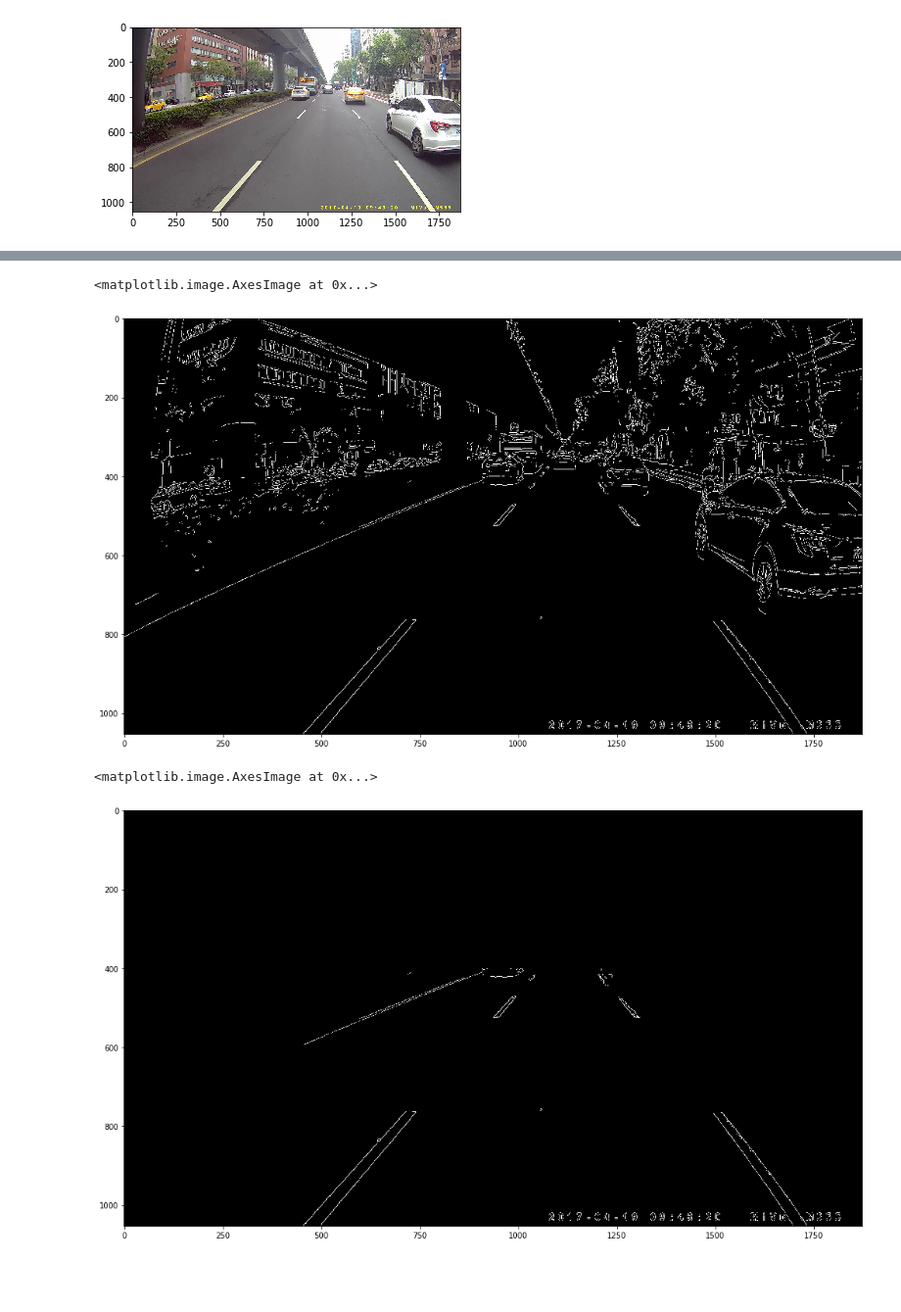
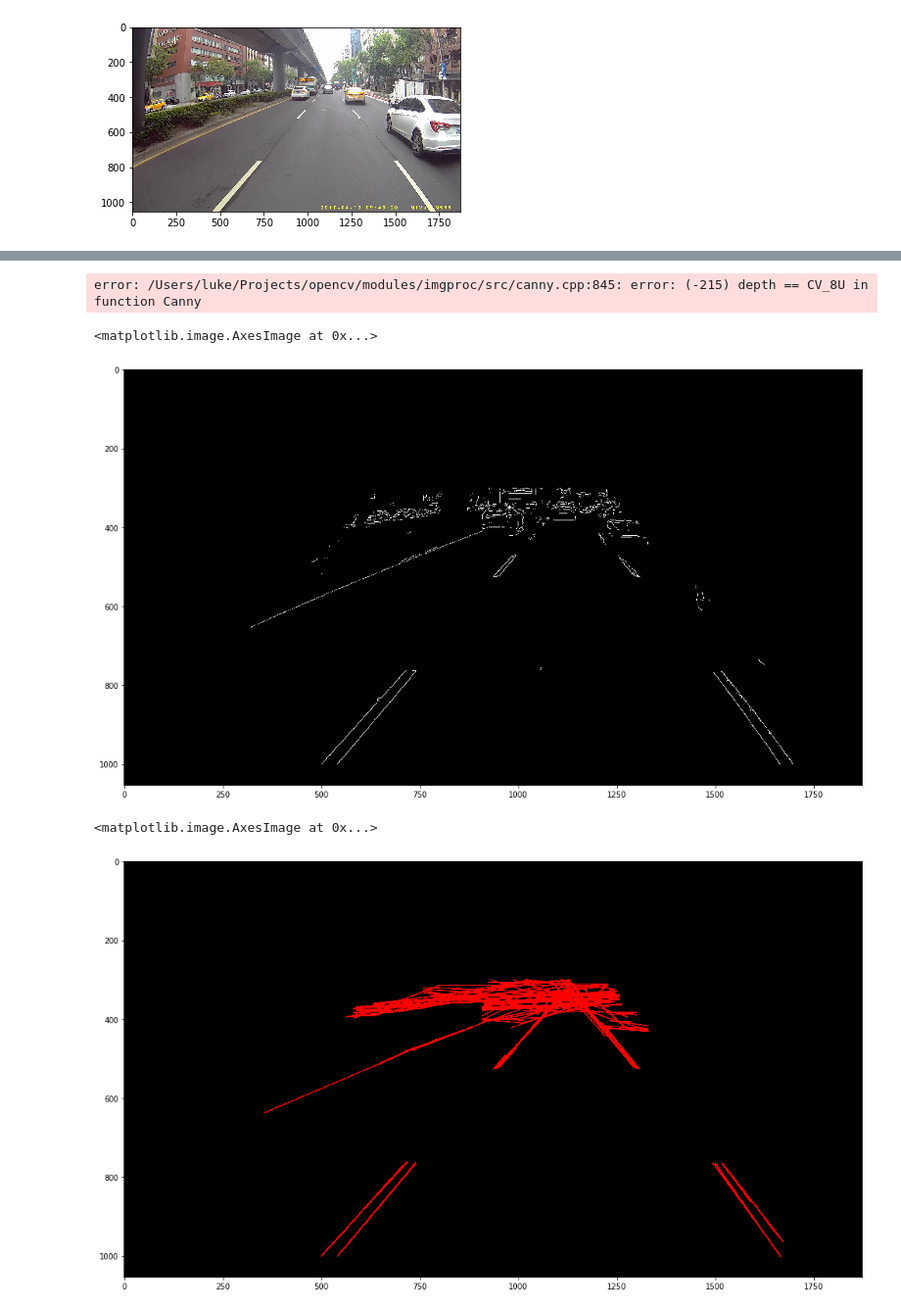
Before and after one commit to LukeHong/line_detect, a Jupyter notebook: Line Detect.ipynb, the cells around one changed output, grey strips where cells are left out. Shown at 98% size. Drawn from its saved outputs; the diff is of its cells as text; code cells hidden in the pictures; blank space fills up the shorter version.

```diff
--- a/Line Detect.ipynb
+++ b/Line Detect.ipynb
@@ -120,17 +121,25 @@ plt.imshow(gray, cmap='gray')
 # %%
-edge = canny(gray, 150, 250)
+edge = canny(gray, 200, 250)
 plt.figure(figsize=(20,10))
 plt.imshow(edge, cmap='gray')
 # %% [output]
-<matplotlib.image.AxesImage at 0x...>
+error: /Users/luke/Projects/opencv/modules/imgproc/src/canny.cpp:845: error: (-215) depth == CV_8U in function Canny
-[figure, removed]
 # %%
-focus = np.array([[[0, ysize], [650, 400], [xsize-650, 400], [xsize, ysize]]])
+focus = np.array([[[0, 1000], [650, 300], [xsize-650, 300], [xsize, 1000]]])
 masked = region_of_interest(edge, focus)
 
 plt.figure(figsize=(20,10))
 plt.imshow(masked, cmap='gray')
 # %% [output]
 <matplotlib.image.AxesImage at 0x...>
-[figure, old version]
+[figure, new version]
+# %%
+# hough_lines(img, rho, theta, threshold, min_line_len, max_line_gap)
+#lines = hough_lines(np.uint8(masked), 5, np.pi/180, 80, 30, 100)
+lines = hough_lines(masked, 5, np.pi/180, 80, 30, 100)
+plt.figure(figsize=(20,10))
+plt.imshow(lines)
+# %% [output]
+<matplotlib.image.AxesImage at 0x...>
+[figure, added]
 # %%
```
Also changed, not shown: parts of 4 cells of this notebook.
